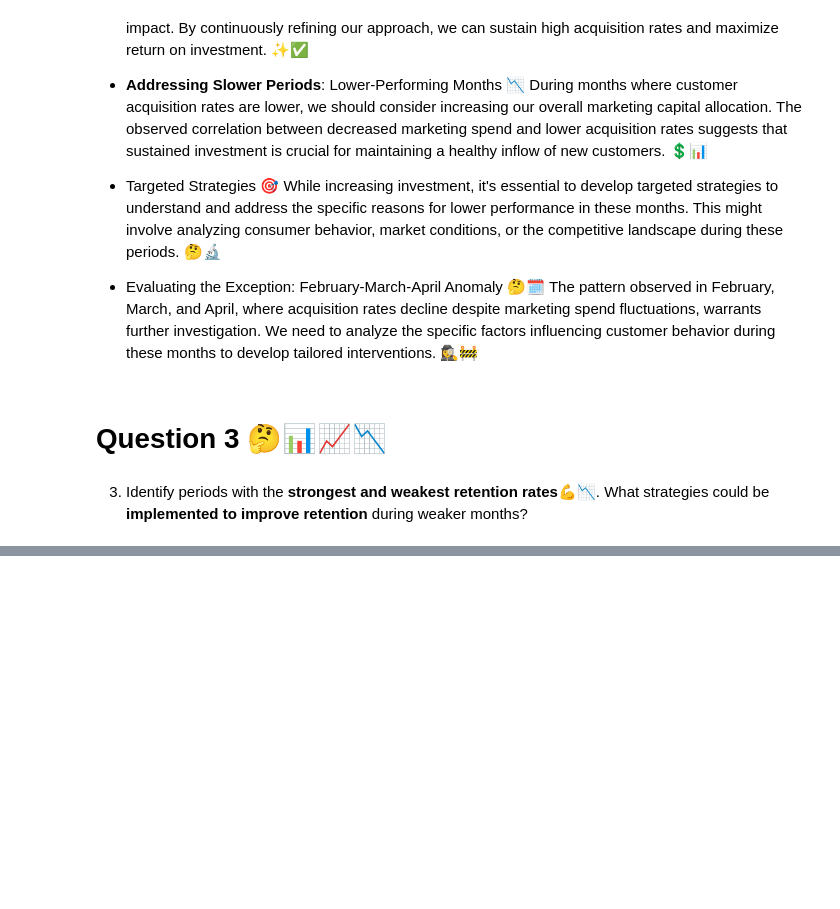
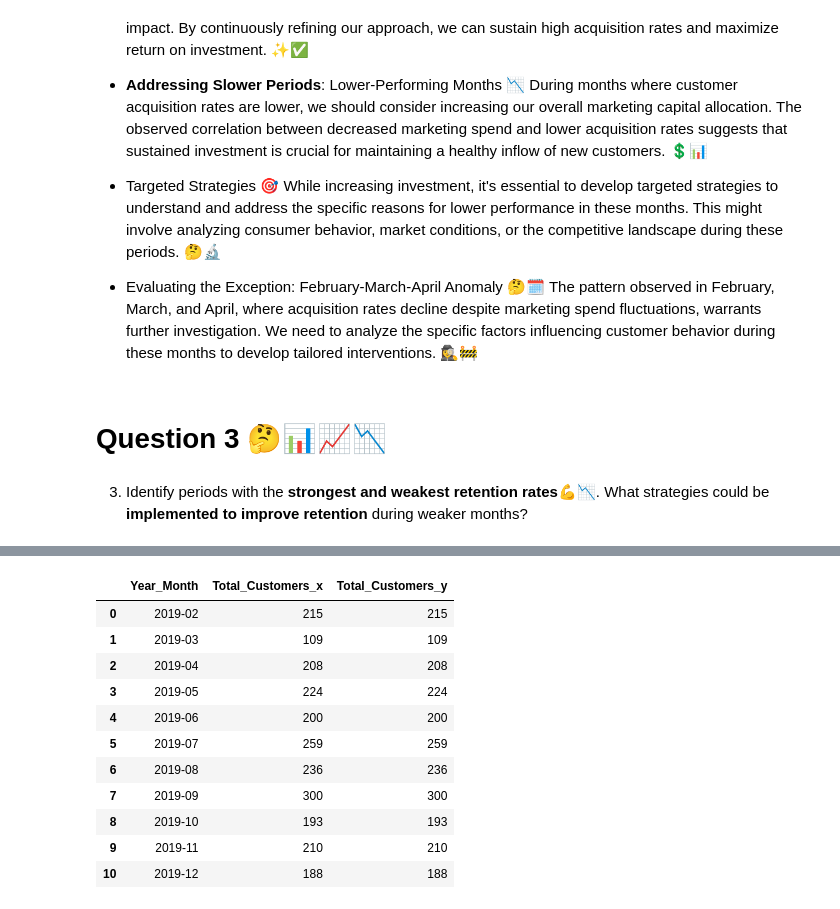
Before and after one commit to Smita569/E-commerce_Marketing_and_sales, a Jupyter notebook: E_commerce_Marketing_and_sales_Business_Case.ipynb, the cells around one changed output, grey strips where cells are left out. Drawn from its saved outputs; the diff is of its cells as text; code cells hidden in the pictures; blank space fills up the shorter version.

```diff
--- a/E_commerce_Marketing_and_sales_Business_Case.ipynb
+++ b/E_commerce_Marketing_and_sales_Business_Case.ipynb
@@ -181,0 +220,16 @@ plt.show()
+# %%
+df_merged=pd.merge(customer_per_month,customer_previous_month,on='Year_Month')
+df_merged
+# %% [output]
+|  | Year_Month | Total_Customers_x | Total_Customers_y |
+| 0 | 2019-02 | 215 | 215 |
+| 1 | 2019-03 | 109 | 109 |
+| 2 | 2019-04 | 208 | 208 |
+| 3 | 2019-05 | 224 | 224 |
+| 4 | 2019-06 | 200 | 200 |
+| 5 | 2019-07 | 259 | 259 |
+| 6 | 2019-08 | 236 | 236 |
+| 7 | 2019-09 | 300 | 300 |
+| 8 | 2019-10 | 193 | 193 |
+| 9 | 2019-11 | 210 | 210 |
+| 10 | 2019-12 | 188 | 188 |
```
Also changed, not shown: parts of 6 cells of this notebook.
